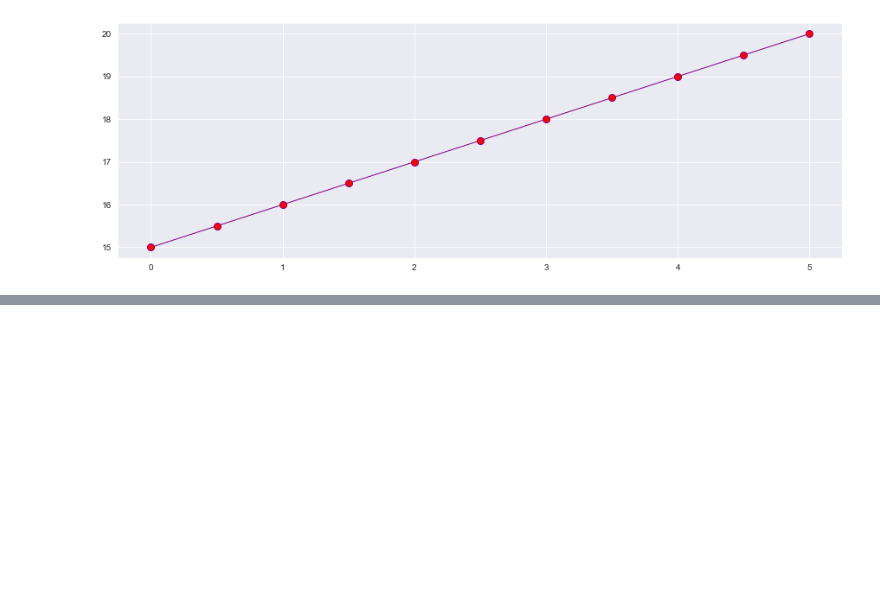
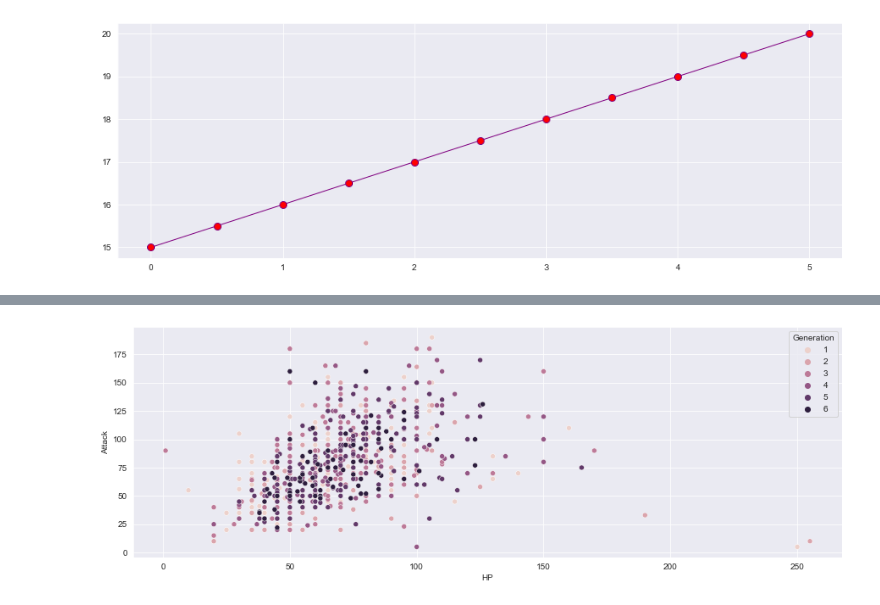
Before and after one commit to SirAbsolute0/Data_Science_I, a Jupyter notebook: Lab 3/Lab 3.ipynb, the cells around one changed output, grey strips where cells are left out. Cells and saved outputs as stored; diff of their text form; code cells hidden in the pictures; blank space fills up the shorter version.

```diff
--- a/Lab 3/Lab 3.ipynb
+++ b/Lab 3/Lab 3.ipynb
@@ -134,0 +156,6 @@ markerfacecolor="yellow", markeredgewidth=3, markeredgecolor="green")
+# %%
+# If we have seaborn, we can even expand the above graph by plotting each point with a specific category.
+sns.scatterplot(x = pokemon_df['HP'], y = pokemon_df['Attack'], hue = 'Generation', data = pokemon_df)
+plt.show()
+# %% [output]
+[figure, added]
```
Also changed, not shown: parts of 11 cells of this notebook.
